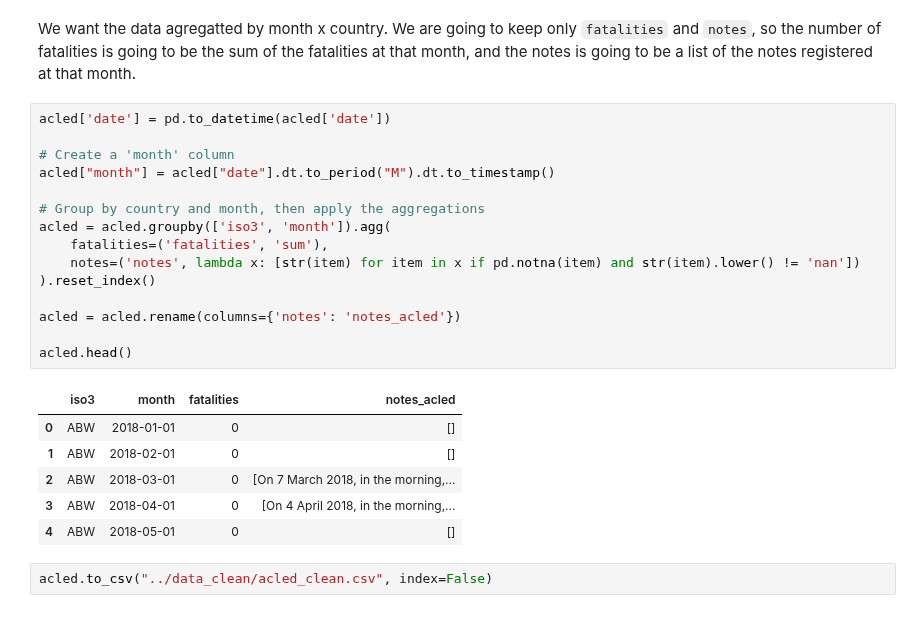
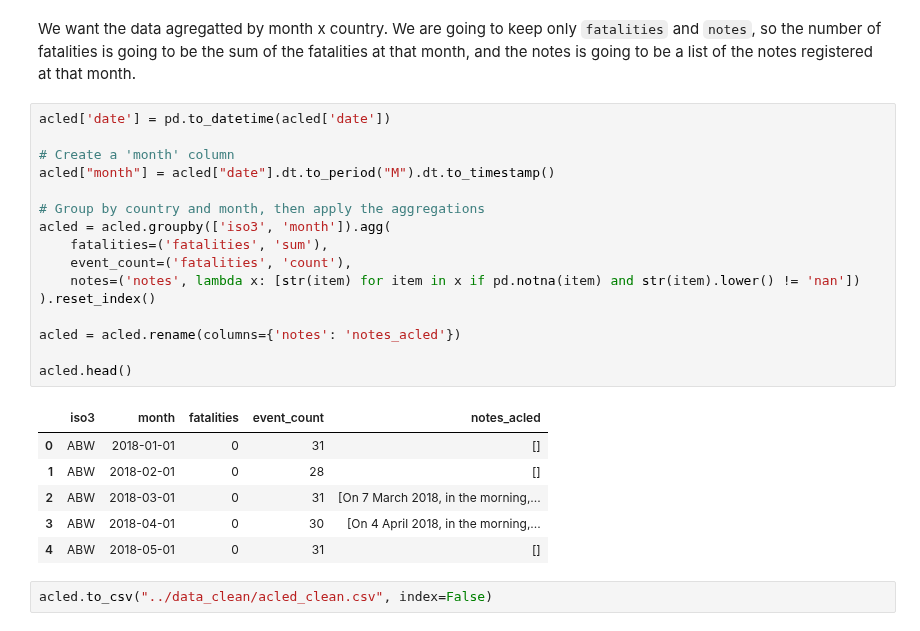
Before and after one commit to gallagelpi/Master_thesis, a Jupyter notebook: pipeline/preprocessing.ipynb, the cells around one changed output. Cells and saved outputs as stored; diff of their text form.

```diff
--- a/pipeline/preprocessing.ipynb
+++ b/pipeline/preprocessing.ipynb
@@ -308,25 +308,26 @@ We want the data agregatted by month x country. We are going to keep only `fatal
 # %%
 acled['date'] = pd.to_datetime(acled['date'])
 
 # Create a 'month' column
 acled["month"] = acled["date"].dt.to_period("M").dt.to_timestamp()
 
 # Group by country and month, then apply the aggregations
 acled = acled.groupby(['iso3', 'month']).agg(
     fatalities=('fatalities', 'sum'),
+    event_count=('fatalities', 'count'),
     notes=('notes', lambda x: [str(item) for item in x if pd.notna(item) and str(item).lower() != 'nan'])
 ).reset_index()
 
 acled = acled.rename(columns={'notes': 'notes_acled'})
 
 acled.head()
 # %% [output]
-|  | iso3 | month | fatalities | notes_acled |
-| 0 | ABW | 2018-01-01 | 0 | [] |
-| 1 | ABW | 2018-02-01 | 0 | [] |
-| 2 | ABW | 2018-03-01 | 0 | [On 7 March 2018, in the morning,... |
-| 3 | ABW | 2018-04-01 | 0 | [On 4 April 2018, in the morning,... |
-| 4 | ABW | 2018-05-01 | 0 | [] |
+|  | iso3 | month | fatalities | event_count | notes_acled |
+| 0 | ABW | 2018-01-01 | 0 | 31 | [] |
+| 1 | ABW | 2018-02-01 | 0 | 28 | [] |
+| 2 | ABW | 2018-03-01 | 0 | 31 | [On 7 March 2018, in the morning,... |
+| 3 | ABW | 2018-04-01 | 0 | 30 | [On 4 April 2018, in the morning,... |
+| 4 | ABW | 2018-05-01 | 0 | 31 | [] |
 # %%
 acled.to_csv("../data_clean/acled_clean.csv", index=False)
 # %% [markdown]
```
Also changed, not shown: 4 other files.
